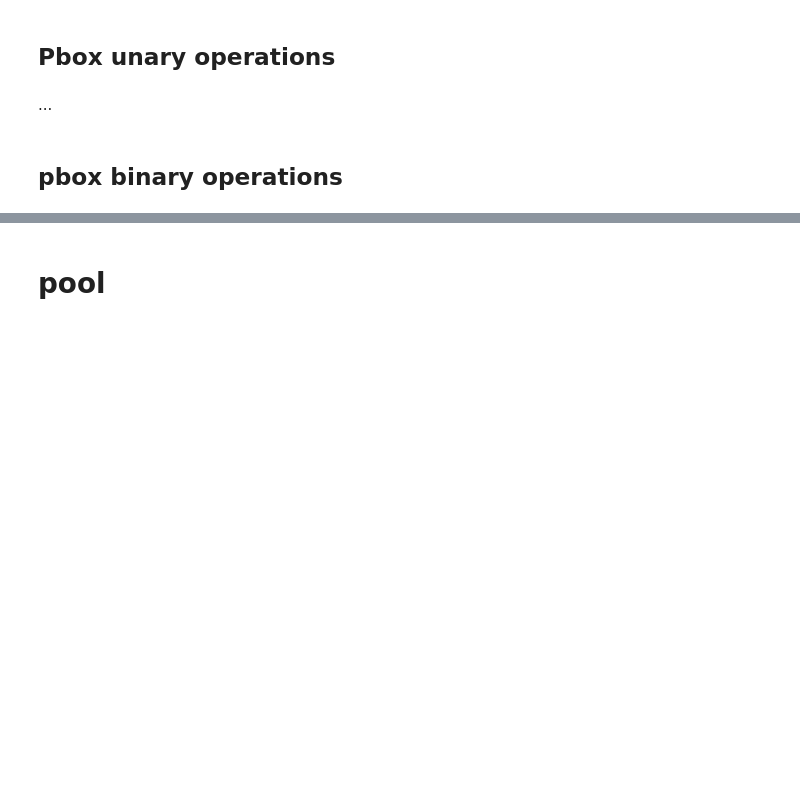
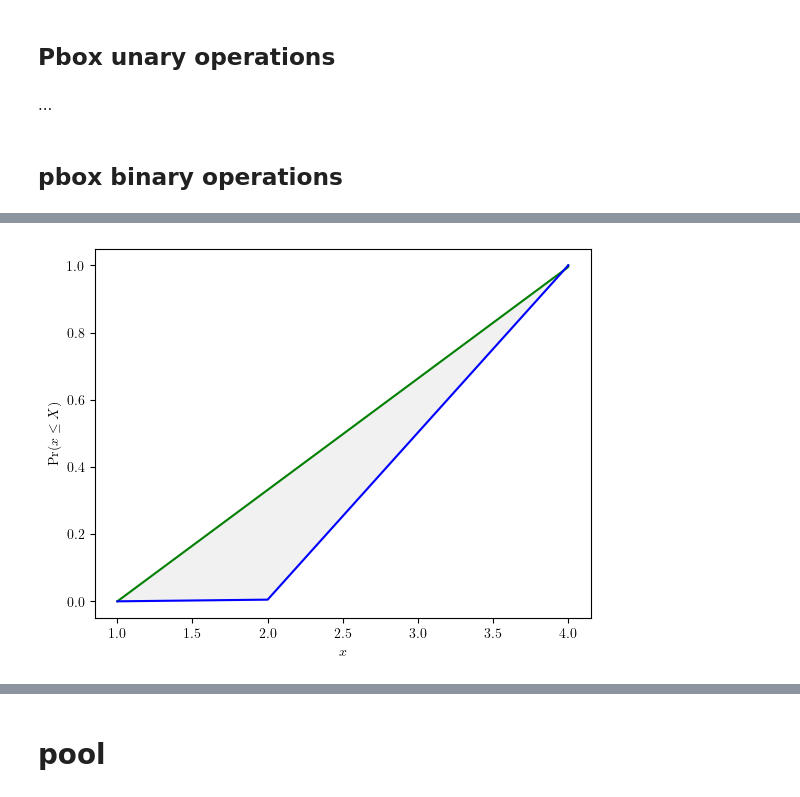
Before and after one commit to leslieDLcy/PyUncertainNumber, a Jupyter notebook: _personal/unglorfied_tests/Test_pba.ipynb, the cells around one changed output, grey strips where cells are left out. Drawn from its saved outputs; the diff is of its cells as text; code cells hidden in the pictures; blank space fills up the shorter version.

```diff
--- a/_personal/unglorfied_tests/Test_pba.ipynb
+++ b/_personal/unglorfied_tests/Test_pba.ipynb
@@ -296,3 +288,9 @@ Y2.display()
 # Y.display(style='band', title='$\ln{X}$')
 # %% [markdown]
 ## pbox binary operations
+# %%
+X = pba.uniform([1,2],4)
+Y = X
+# %%
+_ = X.display(style='band')
+# %% [output]
@@ -298,0 +298 @@ Y2.display()
+[figure, added]
```
Also changed, not shown: parts of 8 cells of this notebook, 1 other file.
